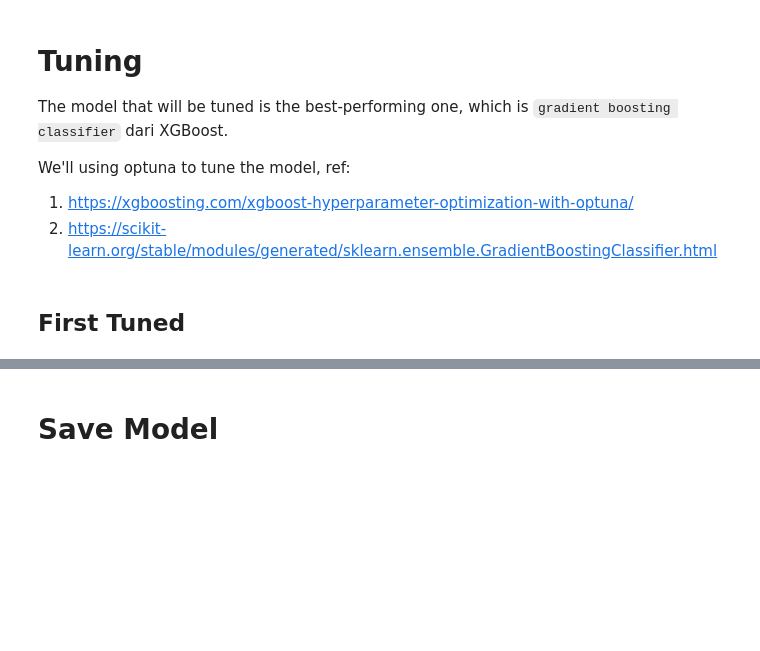
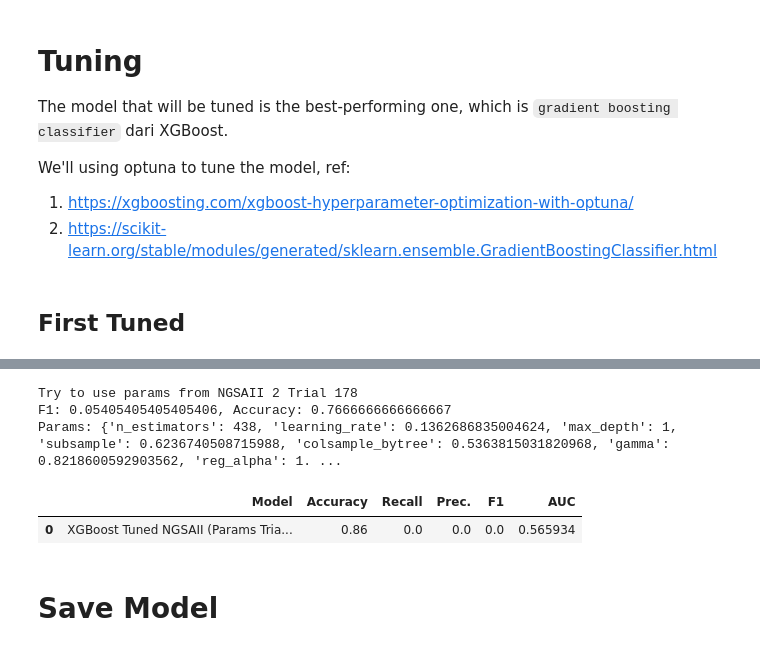
Before and after one commit to Team-9-DeployCamp/fraud-detection, a Jupyter notebook: modelling.ipynb, the cells around one changed output, grey strips where cells are left out. Saved outputs shown, nothing was run; the diff lists cells and outputs as text; code cells hidden in the pictures; blank space fills up the shorter version.

```diff
--- a/modelling.ipynb
+++ b/modelling.ipynb
@@ -666,2 +1100,41 @@ xgb_tuned_metrics_eval
+# %%
+# check params in trial 178
+if 178 < len(study_multi_objective_nsgaii_2.trials):
+    selected_trial_178 = study_multi_objective_nsgaii_2.trials[178]
+
+    # store best params
+    best_params_trial178 = selected_trial_178.params
+    best_f1_trial178 = selected_trial_178.values[0]
+    best_accuracy_trial178 = selected_trial_178.values[1]
+
+    # print the result
+    print(f"Try to use params from NGSAII 2 Trial {selected_trial_178.number}")
+    print(f'F1: {best_f1_trial178}, Accuracy: {best_accuracy_trial178}')
+    print(f"Params: {best_params_trial178}")
+# %% [output]
+Try to use params from NGSAII 2 Trial 178
+F1: 0.05405405405405406, Accuracy: 0.7666666666666667
+Params: {'n_estimators': 438, 'learning_rate': 0.1362686835004624, 'max_depth': 1, 'subsample': 0.6236740508715988, 'colsample_bytree': 0.5363815031820968, 'gamma': 0.8218600592903562, 'reg_alpha': 1. ...
+# %%
+# evaluation on test set
+model_tuned_ngsaii_params178 = xgb.XGBClassifier(**best_params_trial178)
+model_tuned_ngsaii_params178.fit(X_train_log_SMOTE, y_train_log_SMOTE)
+
+# predict on set test
+y_pred_test_params178 = model_tuned_ngsaii_params178.predict(X_test_log)
+y_proba_test_params178 = model_tuned_ngsaii_params178.predict_proba(X_test_log)[:, 1]
+
+# get the mterics from tuned params trial on no.186
+metrics_params178_test = get_final_metrics_df(
+    f'XGBoost Tuned NGSAII (Params Trial 178)',
+    y_test_log,
+    y_pred_test_params178,
+    y_proba_test_params178)
+
+# print the result
+metrics_params178_test
+# %% [output]
+|  | Model | Accuracy | Recall | Prec. | F1 | AUC |
+| 0 | XGBoost Tuned NGSAII (Params Tria... | 0.86 | 0.0 | 0.0 | 0.0 | 0.565934 |
 # %% [markdown]
 # Save Model
```
Also changed, not shown: parts of 24 cells of this notebook.
